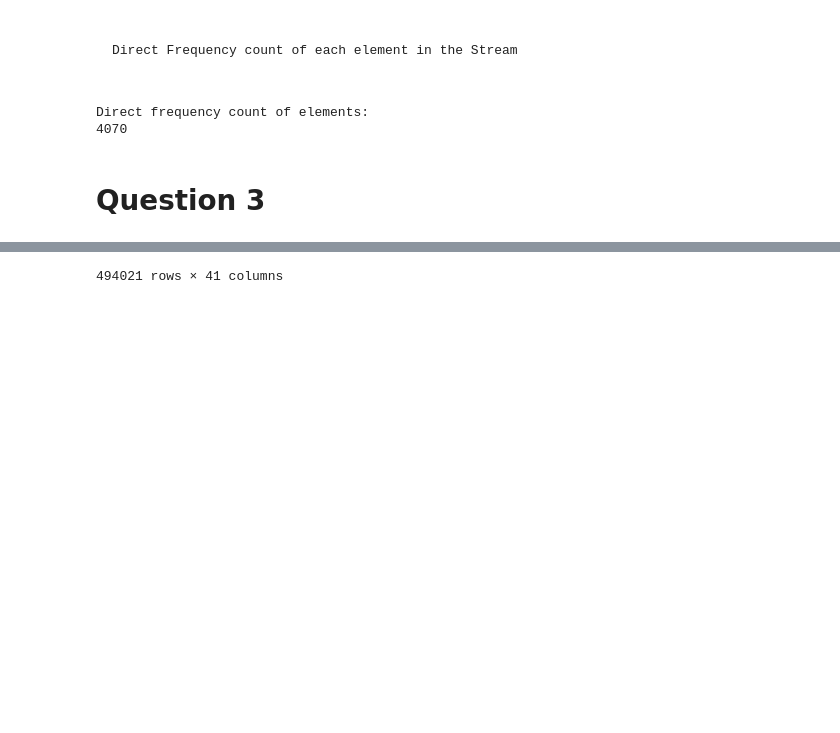
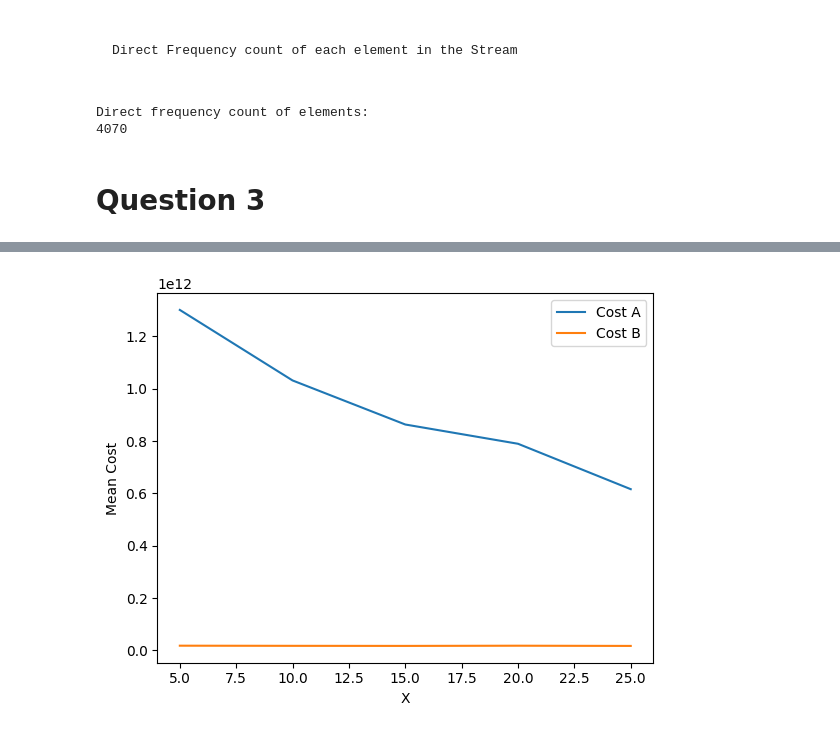
Before and after one commit to ArhanJain707/DataScience-Assignment-1, a Jupyter notebook: main.ipynb, the cells around one changed output, grey strips where cells are left out. Drawn from its saved outputs; the diff is of its cells as text; code cells hidden in the pictures; blank space fills up the shorter version.

```diff
--- a/main.ipynb
+++ b/main.ipynb
@@ -21,0 +82,31 @@ class HashTable:
+# %%
+# Q1 c)
+m = 500000
+uni = Hash_Table(m)
+ran = Hash_Table(m, hashing = "random")
+
+results = {"Universal Hashing": [], "Random Hashing": []}
+
+for i in range(5):
+    for j in range(1, m+1):
+        uni.universal_hash_function(j)
+        ran.random_hash_function(j)
+    results["Universal Hashing"].append({'Max' : 0, 'Min' : m})
+    for j in uni.hash_list:
+        if (len(j) > results["Universal Hashing"][-1]['Max']):
+            results["Universal Hashing"][-1]['Max'] = len(j)
+        if (len(j) < results["Universal Hashing"][-1]['Min']):
+            results["Universal Hashing"][-1]['Min'] = len(j)
+
+    results["Random Hashing"].append({'Max' : 0, 'Min' : m})
+    for key in ran.hash_dict.keys():
+        l = len(ran.hash_dict[key])
+        if (l > results["Random Hashing"][-1]['Max']):
+            results["Random Hashing"][-1]['Max'] = l
+        if (l < results["Random Hashing"][-1]['Min']):
+            results["Random Hashing"][-1]['Min'] = l
+
+    uni = Hash_Table(m)
+    ran = Hash_Table(m, hashing = "random")
+
+print(results)
@@ -228,6 +391,6 @@ for i in range(len(costs)):
 # %%
-mean_costs_A = [np.mean([c[0] for c in cost_list]) for cost_list in costs]
-mean_costs_B = [np.mean([c[1] for c in cost_list]) for cost_list in costs]
+mean_costs_A = [np.mean([i[0] for i in cc]) for cc in costs]
+mean_costs_B = [np.mean([i[1] for i in cc]) for cc in costs]
 plt.plot([5, 10, 15, 20, 25], mean_costs_A, label='Cost A')
 plt.plot([5, 10, 15, 20, 25], mean_costs_B, label='Cost B')
 plt.xlabel('X')
@@ -250 +401 @@ plt.show()
-494021 rows × 41 columns
+[figure, added]
```
Also changed, not shown: parts of 15 cells of this notebook, 1 other file.
